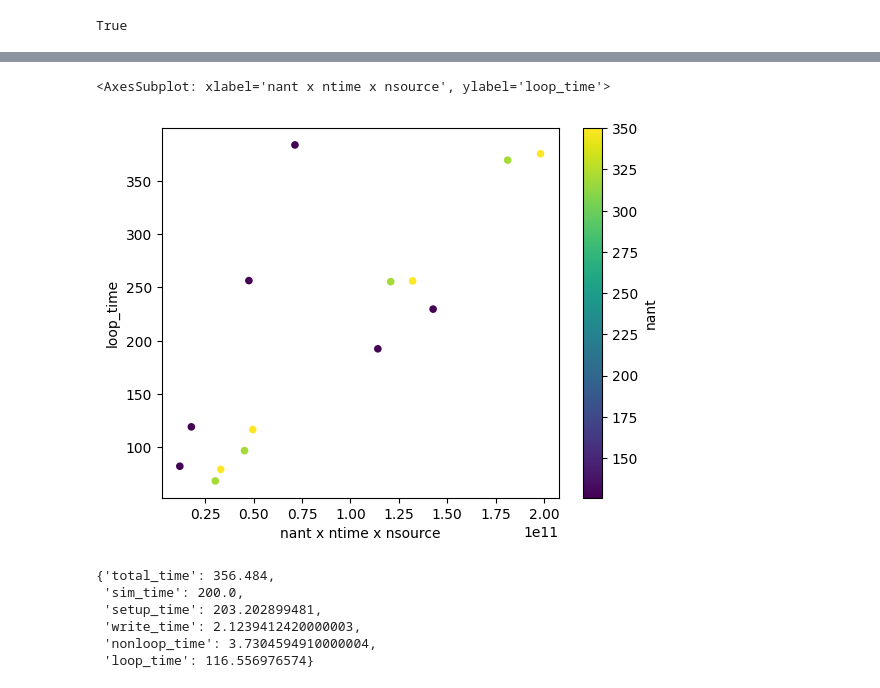
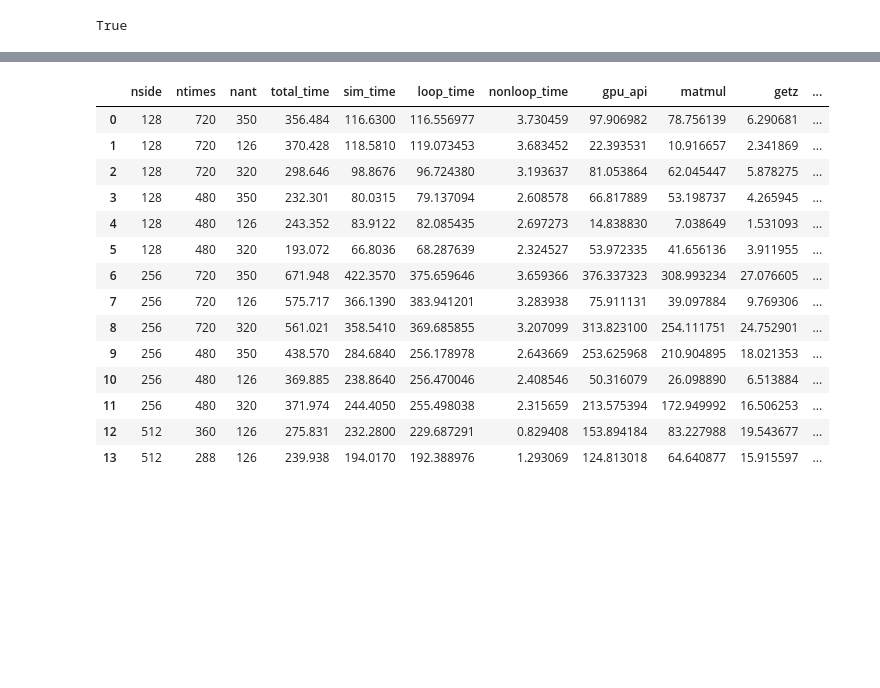
Before and after one commit to RajorshiSChandra/validation-sim, a Jupyter notebook: notebooks/profiling.ipynb, the cells around one changed output, grey strips where cells are left out. Cells and saved outputs as stored; diff of their text form; code cells hidden in the pictures; blank space fills up the shorter version.

```diff
--- a/notebooks/profiling.ipynb
+++ b/notebooks/profiling.ipynb
@@ -127,3 +149,15 @@ def get_lineprof(fname):
+# %%
+def get_gpu_api_file(fl: Path):
+    return gpu_profile_dir / fl.stem.replace('.profile', '_cudaapisum.csv')
+
+def get_gpu_api_times(fl: Path):
+    return pd.read_csv(get_gpu_api_file(fl))
+
+def get_gpu_api_summaries(fl: Path, nt: int):
+    d = get_gpu_api_times(fl)
+    return {
+        'gpu_api': d[d['Num Calls'] >= nt]['Total Time (ns)'].sum() * 1e-9
+    }
 # %%
 all_files = sorted(line_profile_dir.glob("*.profile.txt"))
 
@@ -133,7 +167,9 @@ for fl in all_files:
     if params['hera_sim version'] != "4.2.1.dev7+g16673cb":
         continue
     timings = get_lineprof(fl)
-    all_params.append({**params, **timings})
+    gpu_timings = get_gpu_summaries(fl)
+    gpu_api_timings = get_gpu_api_summaries(fl, params['ntimes'])
+    all_params.append({**params, **timings, **gpu_timings, **gpu_api_timings})
 # %%
 sim_table = pd.DataFrame(all_params)
 # %%
@@ -209,14 +205,18 @@ plt.plot(sim_table['blts x nsource'], 1e-10* sim_table['blts x nsource'])
-# %%
-sim_table.plot.scatter("nant x ntime x nsource", "loop_time", c='nant', cmap='viridis')
-# %% [output]
-<AxesSubplot: xlabel='nant x ntime x nsource', ylabel='loop_time'>
-[figure, removed]
-# %%
-get_lineprof(all_files[0])
-# %% [output]
-{'total_time': 356.484,
- 'sim_time': 200.0,
- 'setup_time': 203.202899481,
- 'write_time': 2.1239412420000003,
- 'nonloop_time': 3.7304594910000004,
- 'loop_time': 116.556976574}
+# %%
+sim_table[['nside', 'ntimes', 'nant', 'total_time', 'sim_time', 'loop_time', 'nonloop_time', 'gpu_api', 'matmul', 'getz', 'beam', 'write_time', 'setup_time']]
+# %% [output]
+|  | nside | ntimes | nant | total_time | sim_time | loop_time | nonloop_time | gpu_api | matmul | getz | ... |
+| 0 | 128 | 720 | 350 | 356.484 | 116.6300 | 116.556977 | 3.730459 | 97.906982 | 78.756139 | 6.290681 | ... |
+| 1 | 128 | 720 | 126 | 370.428 | 118.5810 | 119.073453 | 3.683452 | 22.393531 | 10.916657 | 2.341869 | ... |
+| 2 | 128 | 720 | 320 | 298.646 | 98.8676 | 96.724380 | 3.193637 | 81.053864 | 62.045447 | 5.878275 | ... |
+| 3 | 128 | 480 | 350 | 232.301 | 80.0315 | 79.137094 | 2.608578 | 66.817889 | 53.198737 | 4.265945 | ... |
+| 4 | 128 | 480 | 126 | 243.352 | 83.9122 | 82.085435 | 2.697273 | 14.838830 | 7.038649 | 1.531093 | ... |
+| 5 | 128 | 480 | 320 | 193.072 | 66.8036 | 68.287639 | 2.324527 | 53.972335 | 41.656136 | 3.911955 | ... |
+| 6 | 256 | 720 | 350 | 671.948 | 422.3570 | 375.659646 | 3.659366 | 376.337323 | 308.993234 | 27.076605 | ... |
+| 7 | 256 | 720 | 126 | 575.717 | 366.1390 | 383.941201 | 3.283938 | 75.911131 | 39.097884 | 9.769306 | ... |
+| 8 | 256 | 720 | 320 | 561.021 | 358.5410 | 369.685855 | 3.207099 | 313.823100 | 254.111751 | 24.752901 | ... |
+| 9 | 256 | 480 | 350 | 438.570 | 284.6840 | 256.178978 | 2.643669 | 253.625968 | 210.904895 | 18.021353 | ... |
+| 10 | 256 | 480 | 126 | 369.885 | 238.8640 | 256.470046 | 2.408546 | 50.316079 | 26.098890 | 6.513884 | ... |
+| 11 | 256 | 480 | 320 | 371.974 | 244.4050 | 255.498038 | 2.315659 | 213.575394 | 172.949992 | 16.506253 | ... |
+| 12 | 512 | 360 | 126 | 275.831 | 232.2800 | 229.687291 | 0.829408 | 153.894184 | 83.227988 | 19.543677 | ... |
+| 13 | 512 | 288 | 126 | 239.938 | 194.0170 | 192.388976 | 1.293069 | 124.813018 | 64.640877 | 15.915597 | ... |
```
Also changed, not shown: parts of 18 cells of this notebook.
